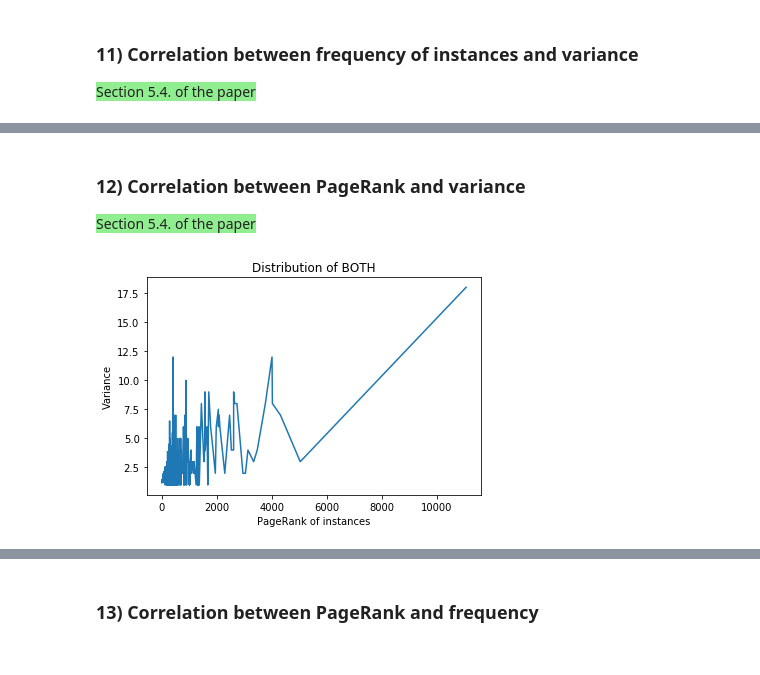
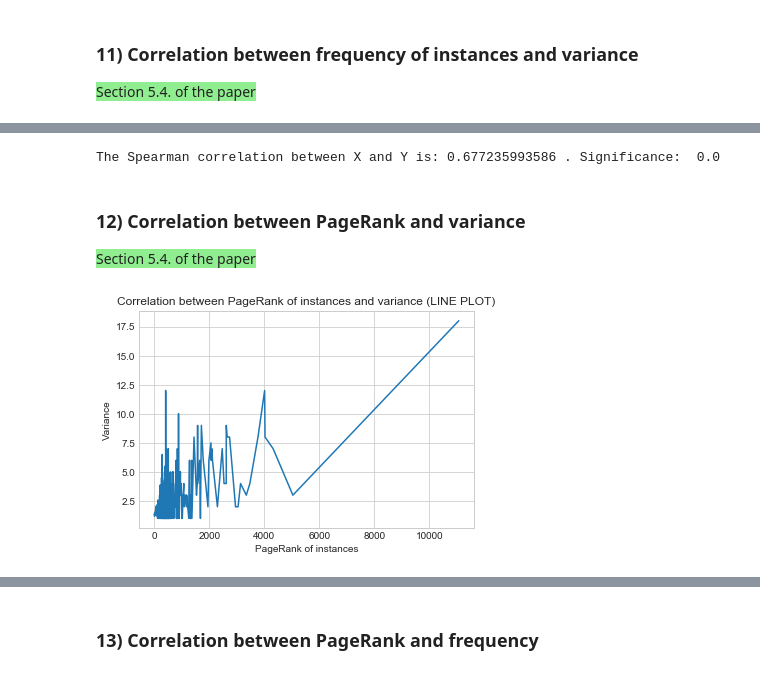
Before and after one commit to cltl/HumanLikeEL, a Jupyter notebook: Data Analysis.ipynb, the cells around one changed output, grey strips where cells are left out. Saved outputs shown, nothing was run; the diff lists cells and outputs as text; code cells hidden in the pictures.

```diff
--- a/Data Analysis.ipynb
+++ b/Data Analysis.ipynb
@@ -43,4 +49,9 @@ t2=time.time()
 <span style="background-color:lightgreen">Section 5.1. of the paper</span>
 
 **4.1. Linear plots **
+# %%
+import seaborn as sns
+sns.set_style("whitegrid")
+# %%
+save=True
 # %%
@@ -257,3 +338,8 @@ plot_utils.frequency_correlation(all_cnt_instances, variance, title='BOTH', x_la
+# %%
+correlation, significance = spearmanr(insta_x_freq, insta_y_var)
+print('The Spearman correlation between X and Y is:', correlation, '. Significance: ', significance)
+# %% [output]
+The Spearman correlation between X and Y is: 0.677235993586 . Significance:  0.0
 # %% [markdown]
 ### 12) Correlation between PageRank and variance
 
@@ -265,6 +351,11 @@ for article in all_articles:
         if mention.gold_link!='--NME--' and (not skip_zeros or int(mention.gold_pr)>0):
             all_pr_instances[mention.gold_link]=int(mention.gold_pr)
 # %%
-plot_utils.frequency_correlation(all_pr_instances, variance, title='BOTH', x_label='PageRank of instances', y_label='Variance')
+plot_utils.frequency_correlation(all_pr_instances,
+                                 variance,
+                                 title='Correlation between PageRank of instances and variance (LINE PLOT)',
+                                 x_label='PageRank of instances',
+                                 y_label='Variance',
+                                 save=save)
 # %% [output]
-[figure, old version]
+[figure, new version]
```
Also changed, not shown: parts of 34 cells of this notebook, 3 other files.
